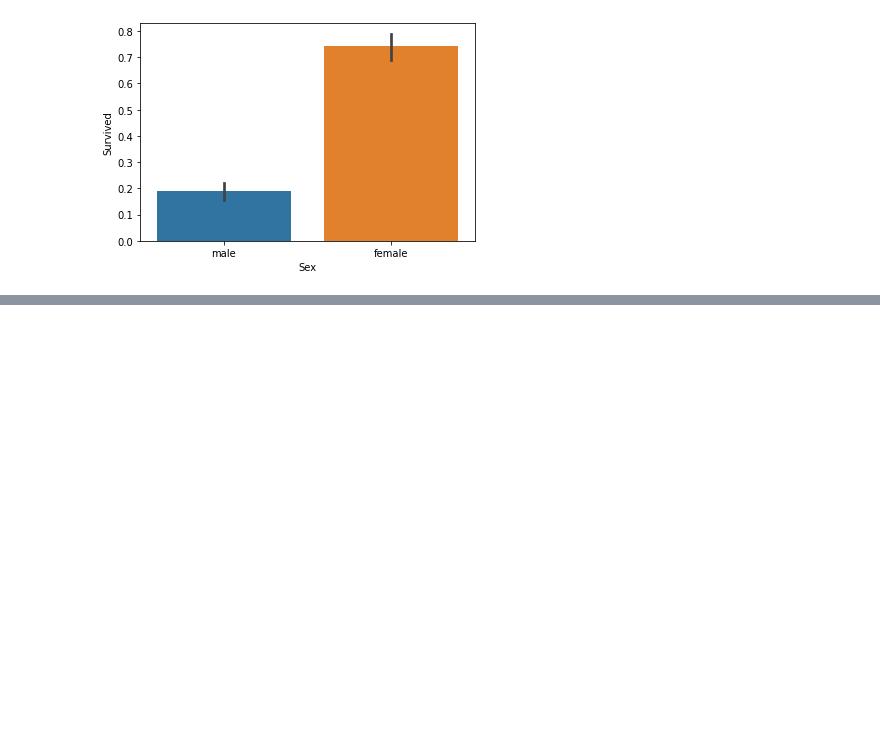
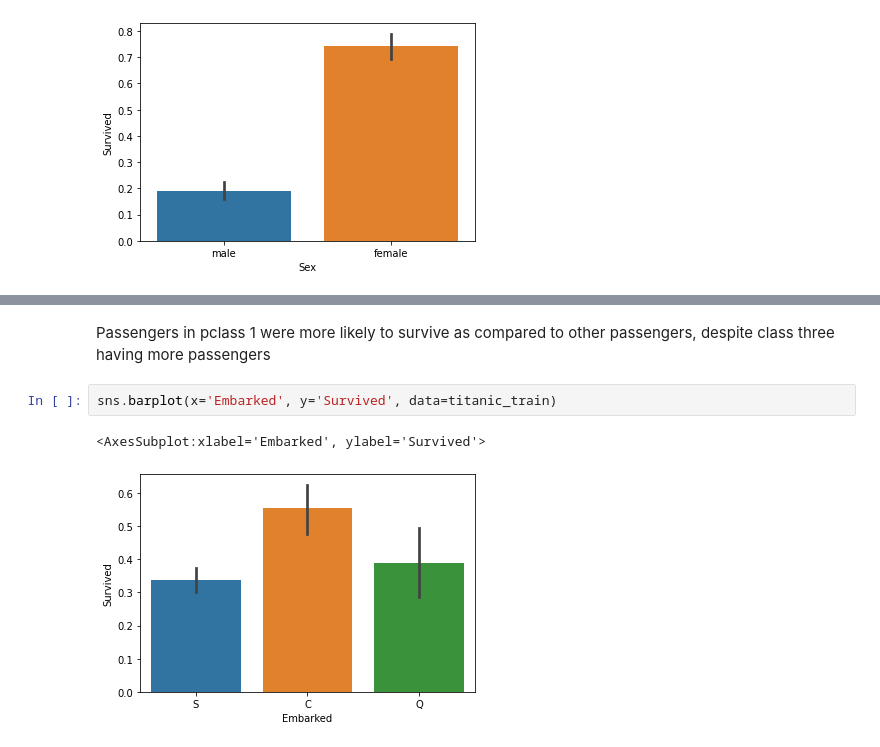
Before and after one commit to judyanngitahi/ML-Practice, a Jupyter notebook: 1-Titanic/Titanic.ipynb, the cells around one changed output, grey strips where cells are left out. Drawn from its saved outputs; the diff is of its cells as text; blank space fills up the shorter version.

```diff
--- a/1-Titanic/Titanic.ipynb
+++ b/1-Titanic/Titanic.ipynb
@@ -130,0 +122,7 @@ sns.barplot(x='Sex', y='Survived', data=titanic_train)
+# %% [markdown]
+Passengers in pclass 1 were more likely to survive as compared to other passengers, despite class three having more passengers
+# %%
+sns.barplot(x='Embarked', y='Survived', data=titanic_train)
+# %% [output]
+<AxesSubplot:xlabel='Embarked', ylabel='Survived'>
+[figure, added]
```
Also changed, not shown: parts of 41 cells of this notebook.
